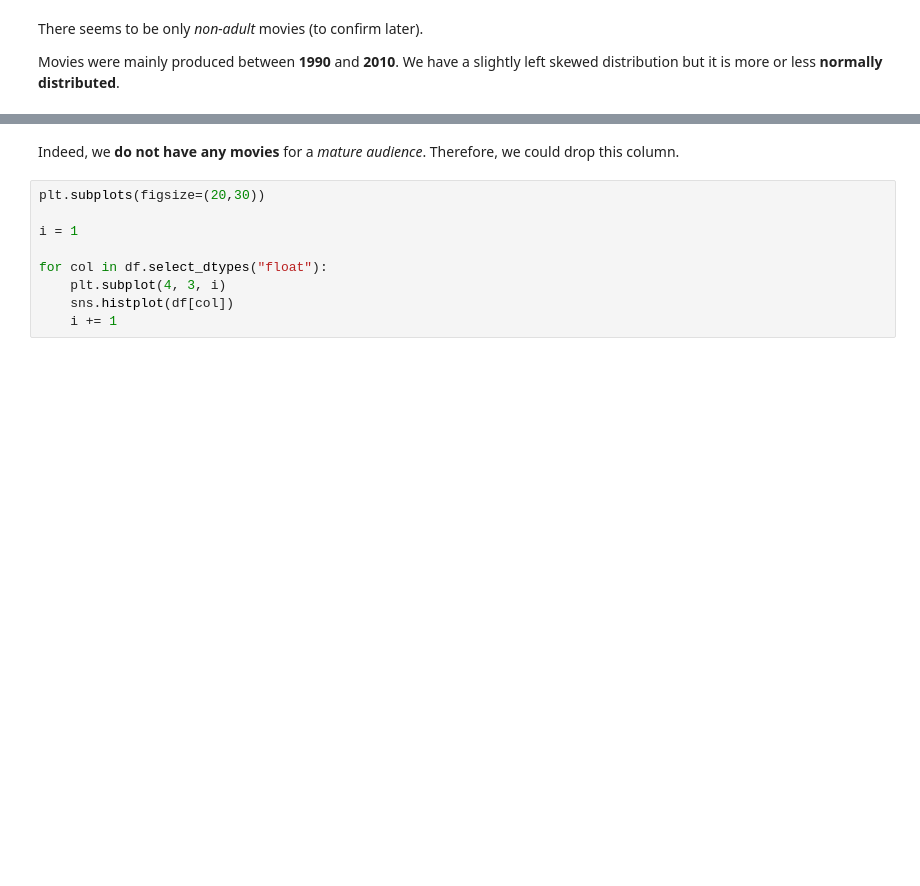
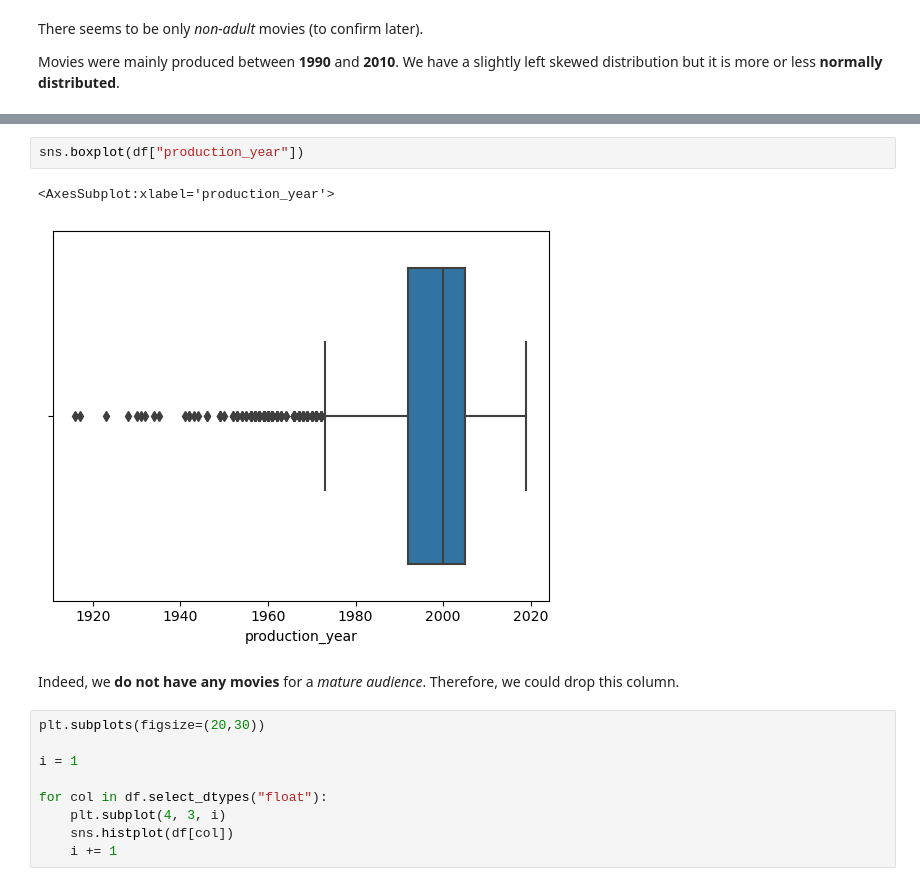
Before and after one commit to Mathieu-R/lelec2870-movie-revenue-prediction, a Jupyter notebook: eda.ipynb, the cells around one changed output, grey strips where cells are left out. Saved outputs shown, nothing was run; the diff lists cells and outputs as text; blank space fills up the shorter version.

```diff
--- a/eda.ipynb
+++ b/eda.ipynb
@@ -227,3 +375,8 @@ df["is_adult"].value_counts()
+# %%
+sns.boxplot(df["production_year"])
+# %% [output]
+<AxesSubplot:xlabel='production_year'>
+[figure, added]
 # %% [markdown]
 Indeed, we **do not have any movies** for a _mature audience_.
 Therefore, we could drop this column.
```
Also changed, not shown: parts of 39 cells of this notebook, 5 other files.
